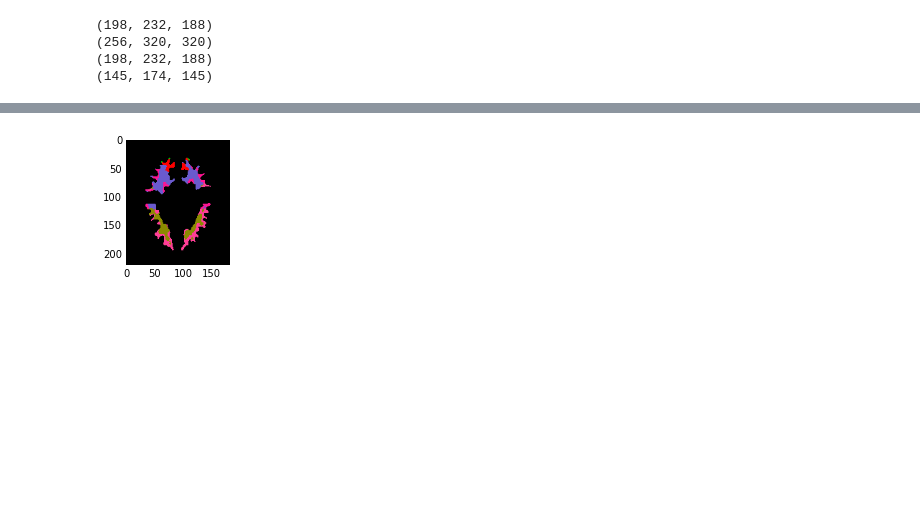
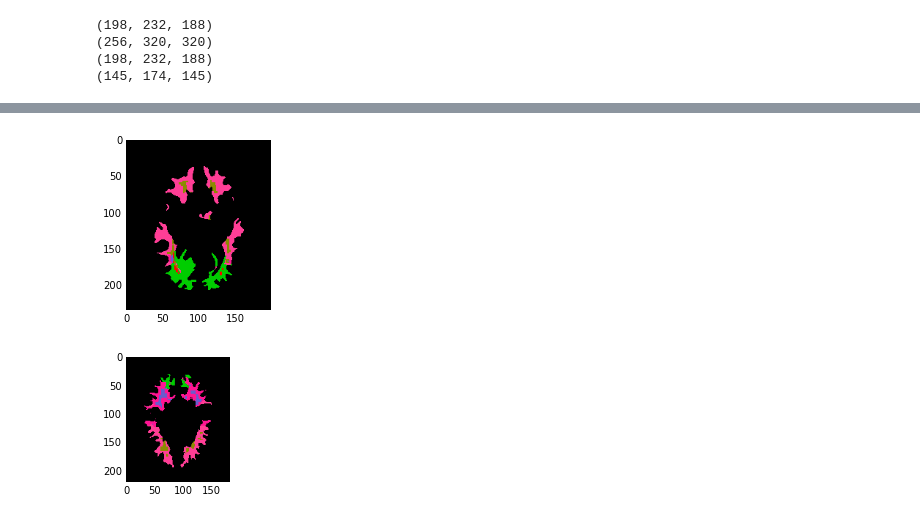
Before and after one commit to aghayoor/SimpleITK-Notebook-Answers, a Jupyter notebook: Test_PurePlugsMask_for_HCP.ipynb, the cells around one changed output, grey strips where cells are left out. Cells and saved outputs as stored; diff of their text form; code cells hidden in the pictures; blank space fills up the shorter version.

```diff
--- a/Test_PurePlugsMask_for_HCP.ipynb
+++ b/Test_PurePlugsMask_for_HCP.ipynb
@@ -143,13 +146,8 @@ print(ppmask.GetSpacing())
 # %%
-# resample ppmask to dwiBrainMask
 def ResampleMask(in_mask, ref_mask):
     resampler = sitk.ResampleImageFilter()
     resampler.SetReferenceImage(ref_mask)
-    resampler.SetInterpolator(sitk.sitkLabelGaussian) # Smoothly interpolate multi-label images
+    #resampler.SetInterpolator(sitk.sitkLabelGaussian) # Smoothly interpolate multi-label images
+    resampler.SetInterpolator(sitk.sitkNearestNeighbor)
     res_mask = resampler.Execute(in_mask)
     return res_mask
-
-ppmask = ResampleMask(ppmask, dwiBrainMask)
-myshow(sitk.LabelToRGB(ppmask))
-print(ppmask.GetSize())
-print(ppmask.GetSpacing())
@@ -160,4 +159,4 @@ print(ppmask.GetSpacing())
 # %%
-ppmask = ppmask * sitk.Cast(dwiBrainMask,sitk.sitkUInt8)
-sitk.WriteImage(ppmask,os.path.join(output_dir,'BrainPurePlugsMask.nrrd'))
-myshow(sitk.LabelToRGB(ppmask))
+# ppmask = ppmask * sitk.Cast(dwiBrainMask,sitk.sitkUInt8)
+# sitk.WriteImage(ppmask,os.path.join(output_dir,'BrainPurePlugsMask.nrrd'))
+# myshow(sitk.LabelToRGB(ppmask))
@@ -171,0 +167,7 @@ myshow(sitk.LabelToRGB(notppmask))
+# %%
+ppmask = ResampleMask(ppmask, lobeLabels)
+myshow(sitk.LabelToRGB(ppmask))
+print(ppmask.GetSize())
+print(ppmask.GetSpacing())
+
+sitk.WriteImage(ppmask,os.path.join(output_dir,'ResampledPurePlugsMask.nrrd'))
@@ -172,6 +178,4 @@ myshow(sitk.LabelToRGB(notppmask))
 # %%
-# resample input label map to lattice space of pure plug mask (DWI mask)
-lobeLabels = ResampleMask(lobeLabels, ppmask)
 ## define lobe labels
 temporal_wm = ((lobeLabels == 9703) + (lobeLabels == 9803))
 occipital_wm = ((lobeLabels == 9706) + (lobeLabels == 9806))
@@ -190,31 +194,39 @@ frontal_wm_NOTpure = frontal_wm * (1 - ppmask)
 parietal_wm_pure = parietal_wm * ppmask
 parietal_wm_NOTpure = parietal_wm * (1 - ppmask)
 ## all above masks should have no overlap, so test it!
 wholemask = (temporal_wm_pure + temporal_wm_NOTpure
              + occipital_wm_pure + occipital_wm_NOTpure
              + frontal_wm_pure + frontal_wm_NOTpure
              + parietal_wm_pure + parietal_wm_NOTpure)
 statFilter = sitk.StatisticsImageFilter()
 statFilter.Execute(wholemask)
 wholemask_max = statFilter.GetMaximum()
 if wholemask_max != 1:
     raise ValueError('White matter regions of interest must not overlap!')
 ## Now create a label map that only has our white matter regions of interest, such that:
 # frontal_wm_pure = 10
 # frontal_wm_NOTpure = 11
 # parietal_wm_pure = 20
 # parietal_wm_NOTpure = 21
 # occipital_wm_pure = 30
 # occipital_wm_NOTpure = 31
 # temporal_wm_pure = 40
 # temporal_wm_NOTpure = 41
 wm_roi_labels = ( (frontal_wm_pure*10) + (frontal_wm_NOTpure*11)
                 + (parietal_wm_pure*20) + (parietal_wm_NOTpure*21)
                 + (occipital_wm_pure*30) + (occipital_wm_NOTpure*31)
                 + (temporal_wm_pure*40) + (temporal_wm_NOTpure*41) )
+
 # write out all 8 ROIs to the disk
+wm_roi_labels_fn = os.path.join(output_dir,'wm_roi_labelmap_origspace.nrrd')
+sitk.WriteImage(wm_roi_labels, wm_roi_labels_fn)
+myshow(sitk.LabelToRGB(wm_roi_labels))
+
+# resample wm_roi_labels to the DWI space ---> FINAL MASK
+wm_roi_labels = ResampleMask(wm_roi_labels, dwiBrainMask)
 wm_roi_labels_fn = os.path.join(output_dir,'wm_roi_labelmap.nrrd')
 sitk.WriteImage(wm_roi_labels, wm_roi_labels_fn)
 myshow(sitk.LabelToRGB(wm_roi_labels))
 # %% [output]
-[figure, old version]
+[figure, new version]
+[figure, added]
```
Also changed, not shown: parts of 16 cells of this notebook, 22 other files.
